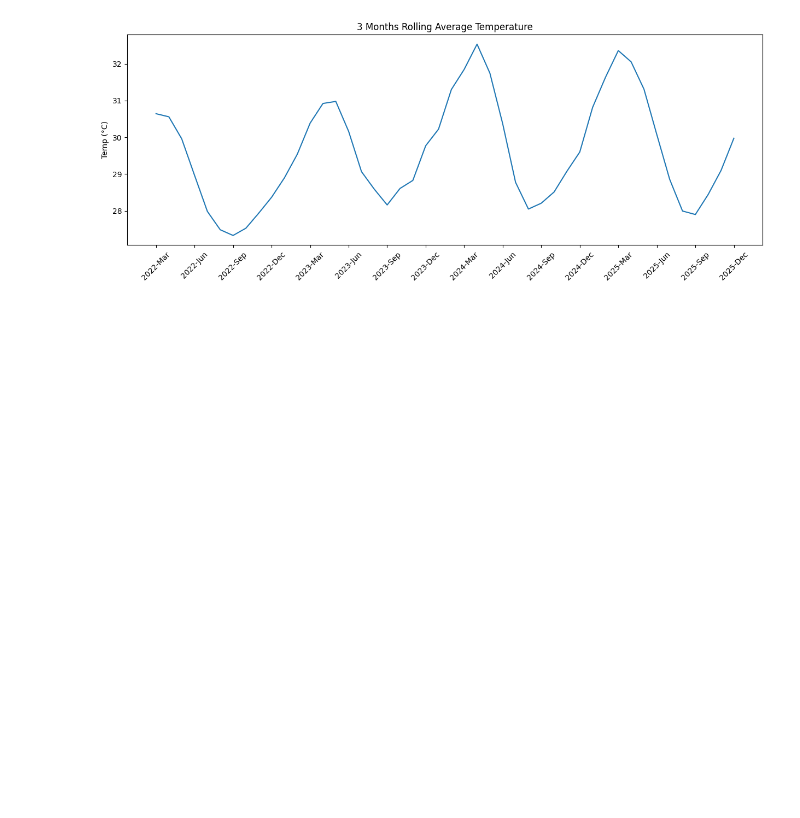
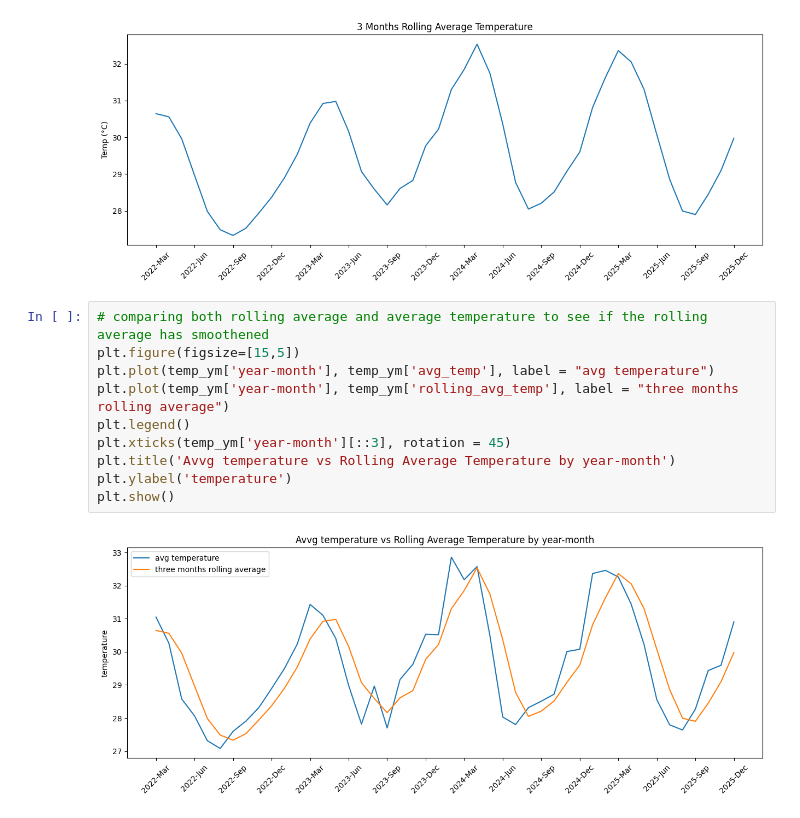
Before and after one commit to snandhakishor/Weather-and-climate-analytics, a Jupyter notebook: weatheranalysis.ipynb, the cells around one changed output. Cells and saved outputs as stored; diff of their text form; blank space fills up the shorter version.

```diff
--- a/weatheranalysis.ipynb
+++ b/weatheranalysis.ipynb
@@ -39,3 +39,15 @@ plt.ylabel('Temp (°C)')
 plt.show()
 # %% [output]
 [figure]
+# %%
+# comparing both rolling average and average temperature to see if the rolling average has smoothened
+plt.figure(figsize=[15,5])
+plt.plot(temp_ym['year-month'], temp_ym['avg_temp'], label = "avg temperature")
+plt.plot(temp_ym['year-month'], temp_ym['rolling_avg_temp'], label = "three months rolling average")
+plt.legend()
+plt.xticks(temp_ym['year-month'][::3], rotation = 45)
+plt.title('Avvg temperature vs Rolling Average Temperature by year-month')
+plt.ylabel('temperature')
+plt.show()
+# %% [output]
+[figure, added]
```
Also changed, not shown: parts of 1 cell of this notebook.
